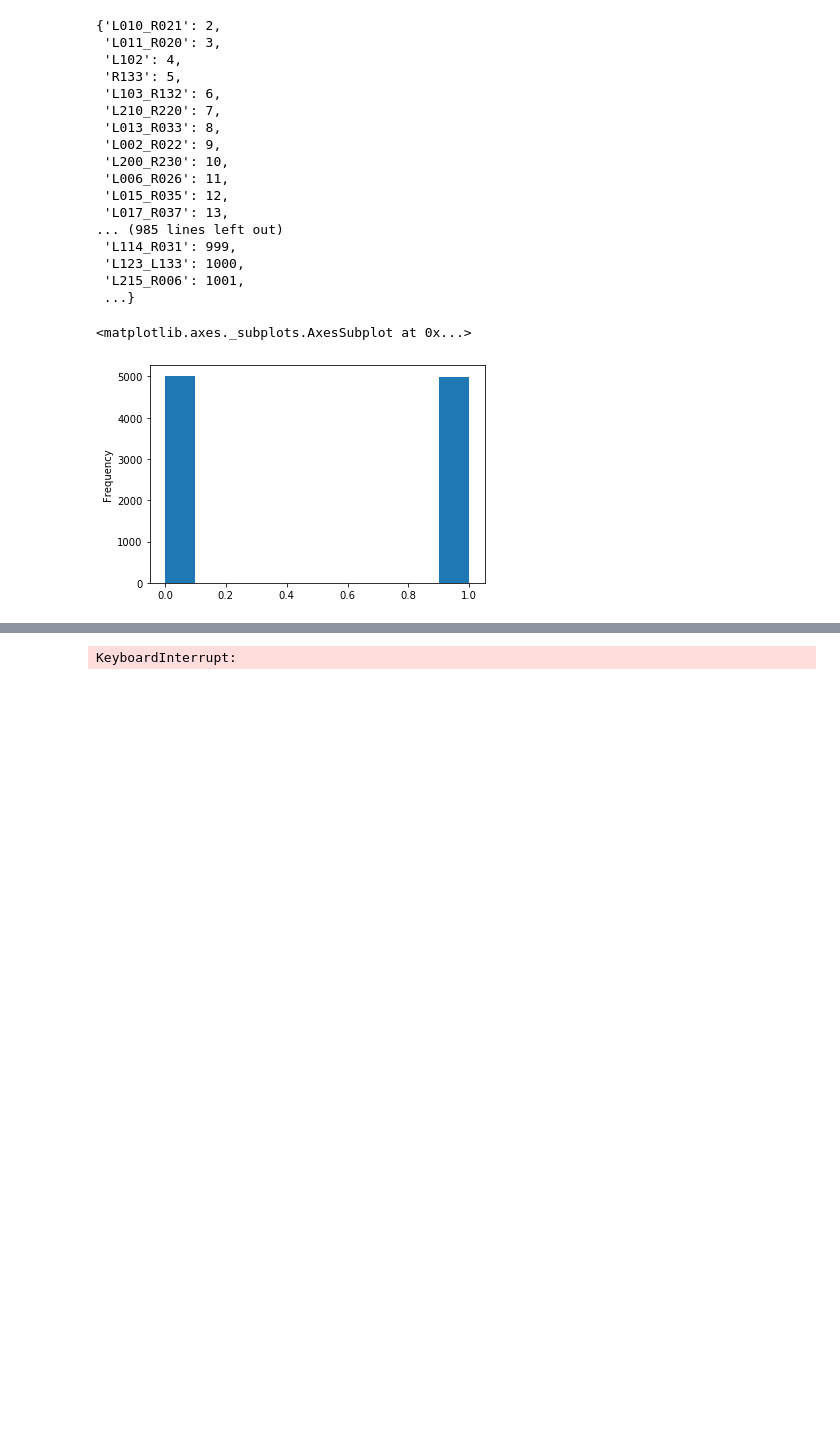
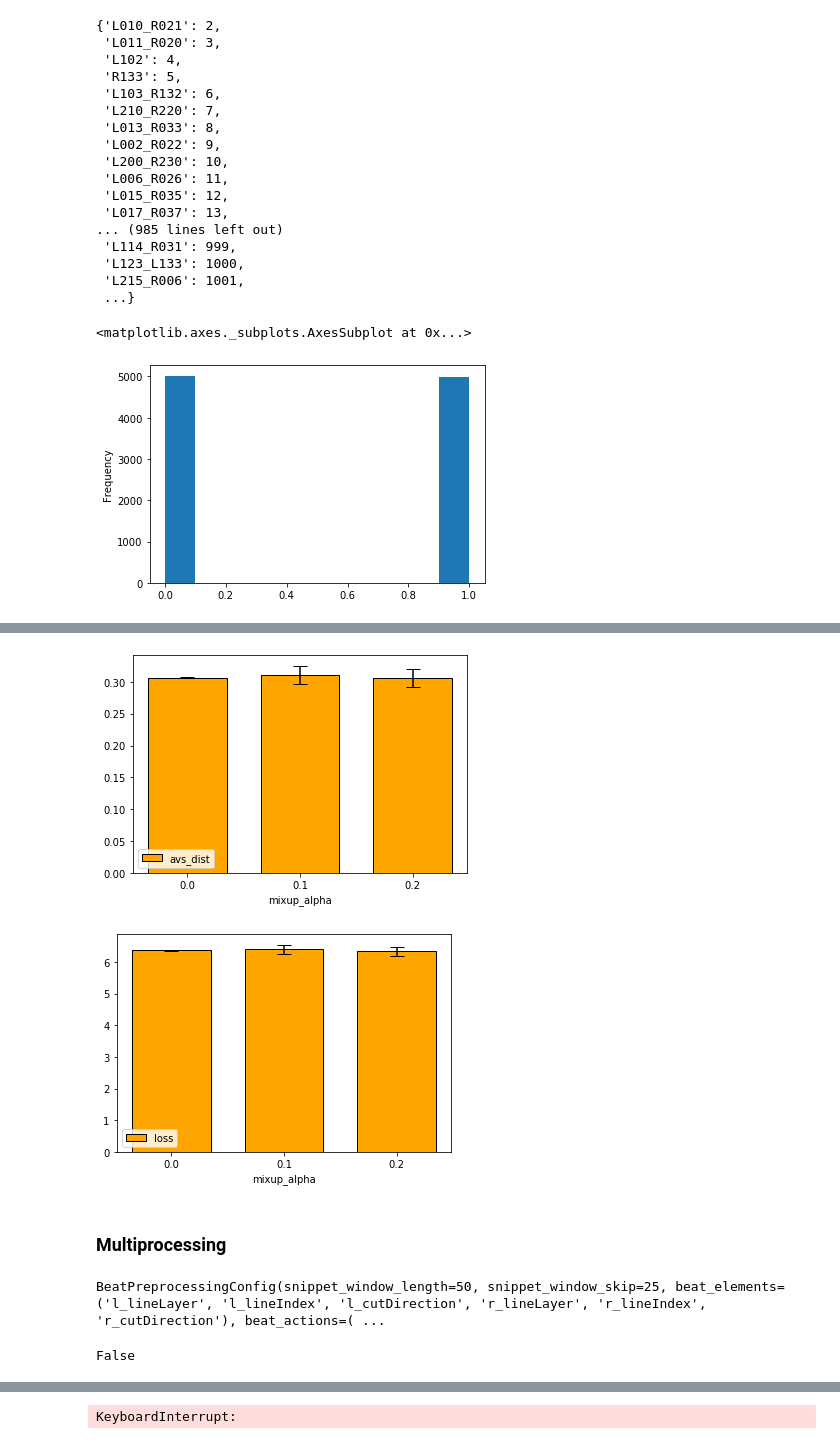
Before and after one commit to ronaldluc/DeepSaber, a Jupyter notebook: research/action_vectors/create_action_embeddings.ipynb, the cells around one changed output, grey strips where cells are left out. Cells and saved outputs as stored; diff of their text form; code cells hidden in the pictures; blank space fills up the shorter version.

Commit message:
feat(experiments): add first config.train experiments

```diff
--- a/research/action_vectors/create_action_embeddings.ipynb
+++ b/research/action_vectors/create_action_embeddings.ipynb
@@ -836,0 +857,20 @@ work/
+# %%
+def process_col(ser):
+    res = {
+        f'mean': ser.mean(),
+        f'std': ser.std(),
+    }
+    return pd.Series(res)
+
+def get_stats(df):
+#     print(df)
+    ser = pd.Series()
+    for col in df.columns:
+        ser[f'{col}_mean'] = df[col].mean()
+        ser[f'{col}_std'] = df[col].std()
+#     return df.apply(process_col)
+    return ser
+
+
+res = df.groupby(df.index).apply(get_stats)
+res.head()
@@ -836,0 +923,54 @@ work/
+# %%
+def plot_col(df, col, ylabel=''):
+    # width of the bars
+    barWidth = 0.7
+
+    # Choose the height of the blue bars
+    bars1 = res[f'{col}_mean']
+
+    # Choose the height of the error bars (bars1)
+    yer1 = res[f'{col}_std'] * 2
+
+    # The x position of bars
+    r1 = np.arange(len(bars1))
+
+    # Create blue bars
+    plt.bar(r1, bars1, width = barWidth, color = 'orange', edgecolor = 'black', yerr=yer1, capsize=7, label=f'{col}')
+
+    # general layout
+    plt.xticks([r for r in range(len(bars1))], df.index)
+    plt.xlabel(df.index.name)
+    plt.ylabel(ylabel)
+    plt.legend()
+
+    # Show graphic
+    plt.show()
+
+plot_col(res, 'avs_dist')
+plot_col(res, 'loss')
+# %% [output]
+[figure, added]
+[figure, added]
+# %% [markdown]
+### Multiprocessing
+# %%
+from dataclasses import dataclass, field
+from typing import List, Tuple, Dict
+
+@dataclass
+class BeatPreprocessingConfig:
+    snippet_window_length: int = 50  # in the number of beats
+    snippet_window_skip: int = 25  # in the number of beats
+    beat_elements: Tuple = ('l_lineLayer', 'l_lineIndex', 'l_cutDirection',
+                     'r_lineLayer', 'r_lineIndex', 'r_cutDirection', )
+    beat_actions: Tuple = ('word_vec', 'word_id')
+
+config = BeatPreprocessingConfig()
+print(config)
+# %% [output]
+BeatPreprocessingConfig(snippet_window_length=50, snippet_window_skip=25, beat_elements=('l_lineLayer', 'l_lineIndex', 'l_cutDirection', 'r_lineLayer', 'r_lineIndex', 'r_cutDirection'), beat_actions=( ...
+# %%
+setattr(config, 'beat_actions', [])
+config == BeatPreprocessingConfig()
+# %% [output]
+False
```
Also changed, not shown: parts of 11 cells of this notebook, 9 other files.
